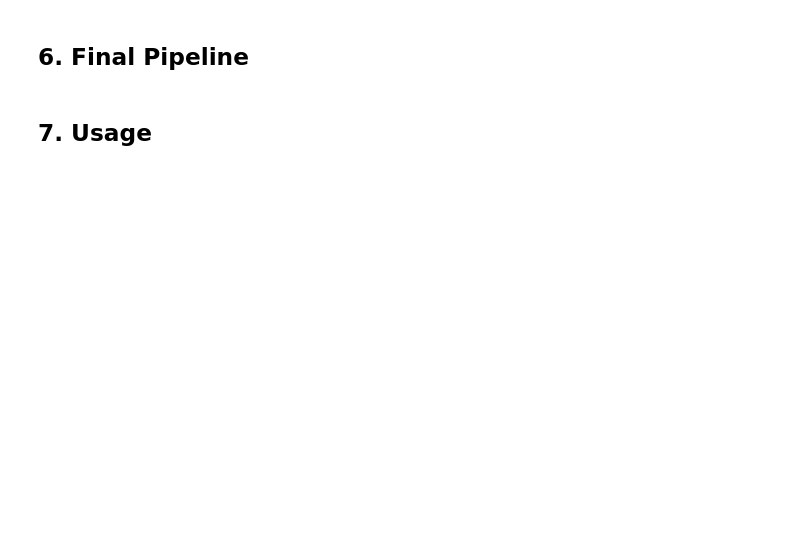
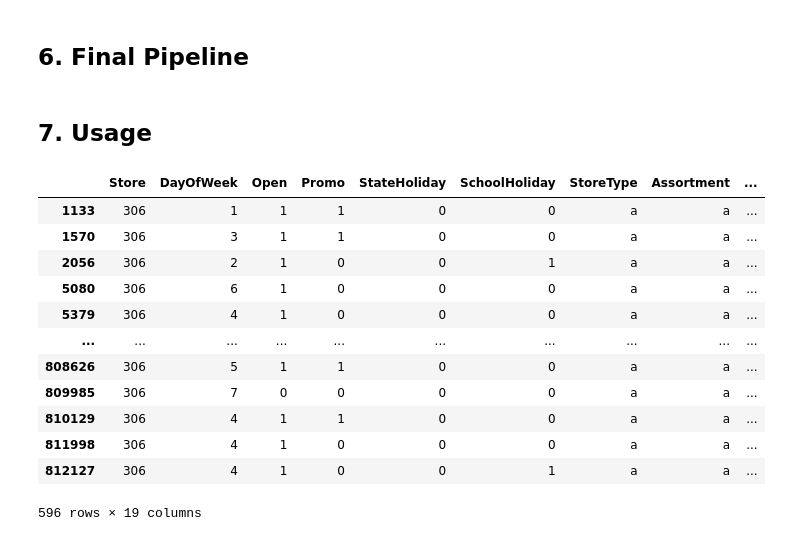
Before and after one commit to SepidehGhorbanian/Research_Project, a Jupyter notebook: main.ipynb, the cells around one changed output. Cells and saved outputs as stored; diff of their text form; code cells hidden in the pictures; blank space fills up the shorter version.

Commit message:
split by store name and train decision tree by dataset size

```diff
--- a/main.ipynb
+++ b/main.ipynb
@@ -6,3 +6,11 @@ from autogluon.tabular import TabularDataset, TabularPredictor
 from sklearn.tree import DecisionTreeClassifier
 # %% [markdown]
 ## 1. Create different datasets. Different in sizes and distributions.
+# %%
+main_train_df = pd.read_csv("main_train_df.csv")
+# %%
+# A dict of all the store branches
+stores = {}
+for store_id in main_train_df["Store"].unique():
+    df_store = main_train_df[main_train_df["Store"] == store_id]
+    stores[f"store_{store_id}"] = df_store
@@ -77,3 +219,19 @@ def predict_for_dataset(new_df):
     return predictor.predict(new_df)
 # %% [markdown]
 ## 7. Usage
+# %%
+stores["store_306"]
+# %% [output]
+|  | Store | DayOfWeek | Open | Promo | StateHoliday | SchoolHoliday | StoreType | Assortment | ... |
+| 1133 | 306 | 1 | 1 | 1 | 0 | 0 | a | a | ... |
+| 1570 | 306 | 3 | 1 | 1 | 0 | 0 | a | a | ... |
+| 2056 | 306 | 2 | 1 | 0 | 0 | 1 | a | a | ... |
+| 5080 | 306 | 6 | 1 | 0 | 0 | 0 | a | a | ... |
+| 5379 | 306 | 4 | 1 | 0 | 0 | 0 | a | a | ... |
+| ... | ... | ... | ... | ... | ... | ... | ... | ... | ... |
+| 808626 | 306 | 5 | 1 | 1 | 0 | 0 | a | a | ... |
+| 809985 | 306 | 7 | 0 | 0 | 0 | 0 | a | a | ... |
+| 810129 | 306 | 4 | 1 | 1 | 0 | 0 | a | a | ... |
+| 811998 | 306 | 4 | 1 | 0 | 0 | 0 | a | a | ... |
+| 812127 | 306 | 4 | 1 | 0 | 0 | 1 | a | a | ... |
+596 rows × 19 columns
```
Also changed, not shown: parts of 14 cells of this notebook.
